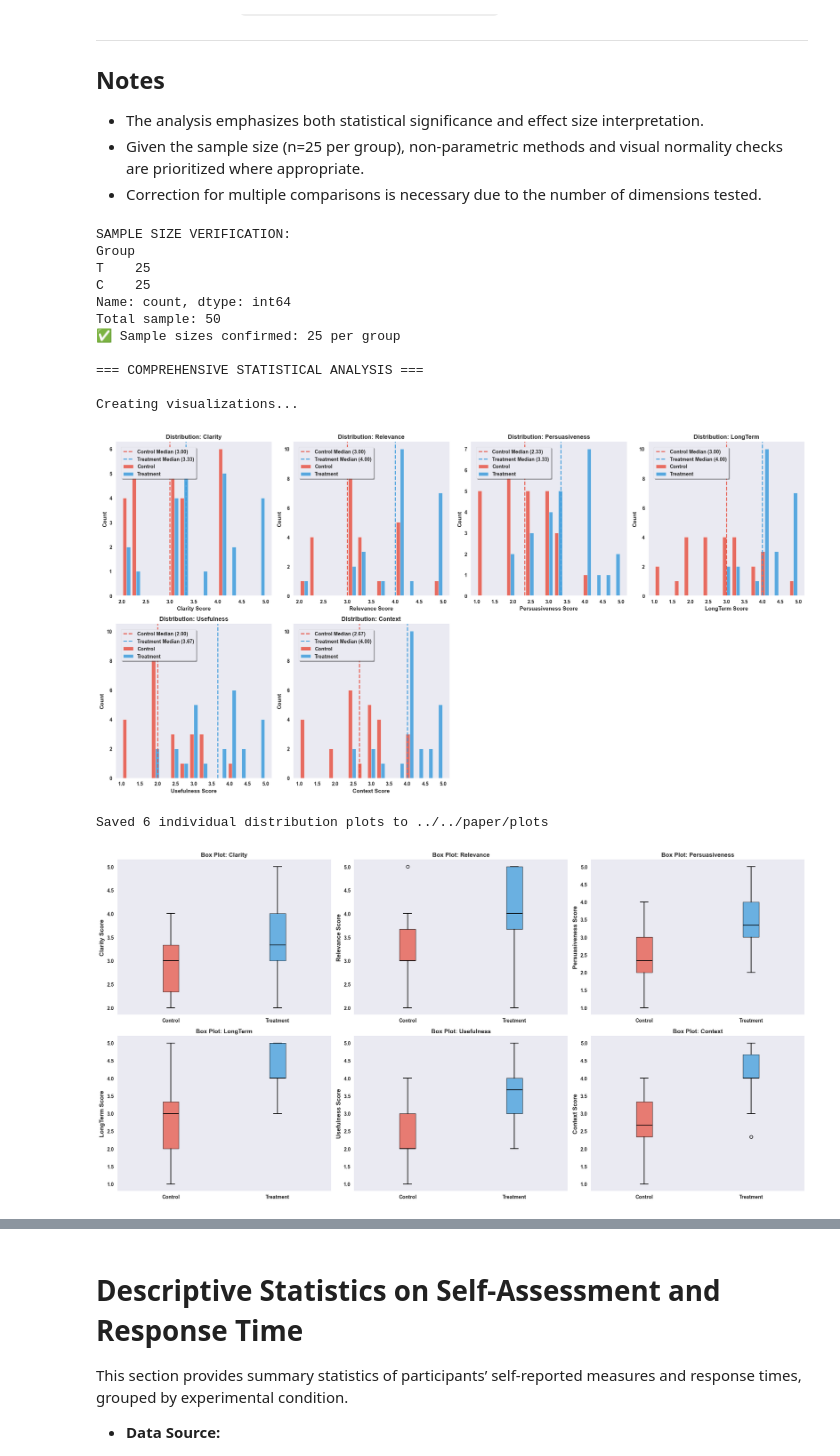
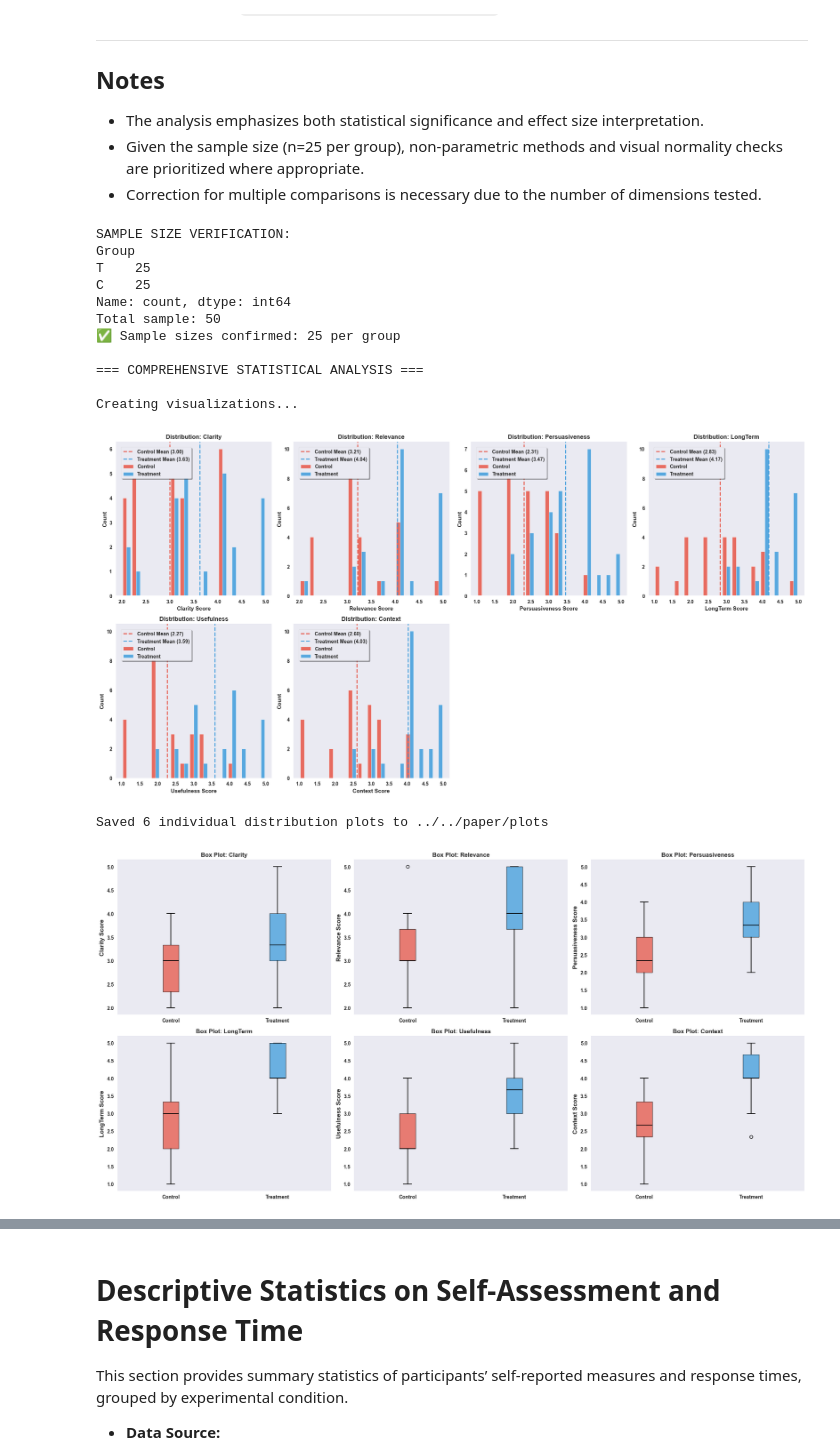
Before and after one commit to emanuelemessina/broken-morals, a Jupyter notebook: data/responses/stats.ipynb, the cells around one changed output, grey strips where cells are left out. Saved outputs shown, nothing was run; the diff lists cells and outputs as text; code cells hidden in the pictures.

Commit message:
Replaced Median with Mean in plots

```diff
--- a/data/responses/stats.ipynb
+++ b/data/responses/stats.ipynb
@@ -462,11 +462,11 @@ def create_comprehensive_plots(df, dimensions):
                 alpha=0.8, label='Treatment', color=treatment_color, edgecolor='white', linewidth=0.5)
 
         # Add median lines for reference (appropriate for Mann-Whitney U tests)
-        control_median = control_data.median()
-        treatment_median = treatment_data.median()
+        control_mean = control_data.mean()
+        treatment_mean = treatment_data.mean()
 
-        plt.axvline(control_median, color=control_color, linestyle='--', linewidth=2, alpha=0.9, label=f'Control Median ({control_median:.2f})')
-        plt.axvline(treatment_median, color=treatment_color, linestyle='--', linewidth=2, alpha=0.9, label=f'Treatment Median ({treatment_median:.2f})')
+        plt.axvline(control_mean, color=control_color, linestyle='--', linewidth=2, alpha=0.9, label=f'Control Mean ({control_mean:.2f})')
+        plt.axvline(treatment_mean, color=treatment_color, linestyle='--', linewidth=2, alpha=0.9, label=f'Treatment Mean ({treatment_mean:.2f})')
 
         plt.xlabel(f'{dim} Score', fontweight='bold', fontfamily='Arial')
         plt.ylabel('Count', fontweight='bold', fontfamily='Arial')
@@ -514,18 +514,18 @@ def create_comprehensive_plots(df, dimensions):
         plt.bar(bin_centers + width/2, treatment_counts, width,
                 alpha=0.8, label='Treatment', color=treatment_color, edgecolor='white', linewidth=0.5)
 
-        # Add median lines for reference (appropriate for Mann-Whitney U tests)
-        control_median = control_data.median()
-        treatment_median = treatment_data.median()
+        # Add mean lines for reference (appropriate for Mann-Whitney U tests)
+        control_mean=control_data.mean()
+        treatment_mean=treatment_data.mean()
 
-        plt.axvline(control_median, color=control_color, linestyle='--', linewidth=2.5, alpha=0.9)
-        plt.axvline(treatment_median, color=treatment_color, linestyle='--', linewidth=2.5, alpha=0.9)
+        plt.axvline(control_mean, color=control_color, linestyle='--', linewidth=2.5, alpha=0.9)
+        plt.axvline(treatment_mean, color=treatment_color, linestyle='--', linewidth=2.5, alpha=0.9)
 
         # Add text annotations for median values
-        plt.text(control_median, plt.ylim()[1]*0.9, f'Control\nMedian: {control_median:.2f}',
+        plt.text(control_mean, plt.ylim()[1]*0.9, f'Control\nMean: {control_mean:.2f}',
                 ha='center', va='top', fontweight='bold', fontsize=10,
                 bbox=dict(boxstyle='round,pad=0.3', facecolor=control_color, alpha=0.2))
-        plt.text(treatment_median, plt.ylim()[1]*0.75, f'Treatment\nMedian: {treatment_median:.2f}',
+        plt.text(treatment_mean, plt.ylim()[1]*0.75, f'Treatment\nMean: {treatment_mean:.2f}',
                 ha='center', va='top', fontweight='bold', fontsize=10,
                 bbox=dict(boxstyle='round,pad=0.3', facecolor=treatment_color, alpha=0.2))
 
@@ -803,34 +803,34 @@ print(f"Significant with Bonferroni: {n_bonf_sig}/6 dimensions")
 print(f"Significant with FDR: {n_fdr_sig}/6 dimensions")
 print(f"\n💡 RECOMMENDATION: Use FDR correction for n=25 per group to balance Type I/II error risk")
 
 
 print(f"\n{'='*70}")
 print("SUMMARY TABLE")
 print(f"{'='*70}")
 
 summary_df = pd.DataFrame(results_summary)
 summary_df['bonferroni_sig'] = summary_df['p_value'] < bonferroni_alpha
 summary_df['fdr_sig'] = reject_fdr
 
 print(summary_df[['dimension', 'treatment_median', 'control_median',
                  'p_value', 'rank_biserial', 'bonferroni_sig', 'fdr_sig']].round(3))
 
 # Save results
 summary_df.to_csv('statistical_analysis_results.csv', index=False)
 print(f"\nResults saved to 'statistical_analysis_results.csv'")
 # %% [output]
 SAMPLE SIZE VERIFICATION:
 Group
 T    25
 C    25
 Name: count, dtype: int64
 Total sample: 50
 ✅ Sample sizes confirmed: 25 per group
 
 === COMPREHENSIVE STATISTICAL ANALYSIS ===
 
 Creating visualizations...
-[figure, old version]
+[figure, new version]
 Saved 6 individual distribution plots to ../../paper/plots
 [figure]
 === DETAILED RESULTS BY DIMENSION ===
```
Also changed, not shown: 8 other files.
